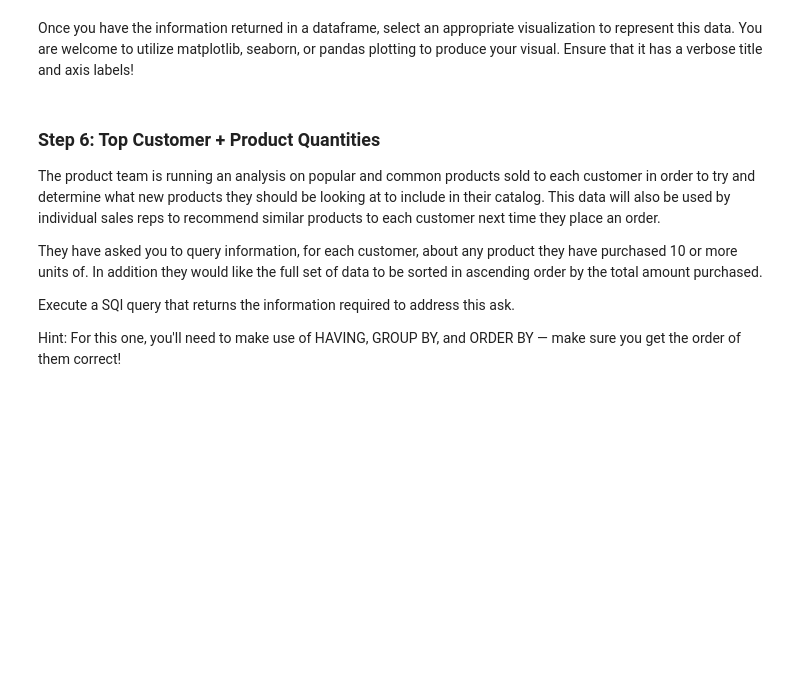
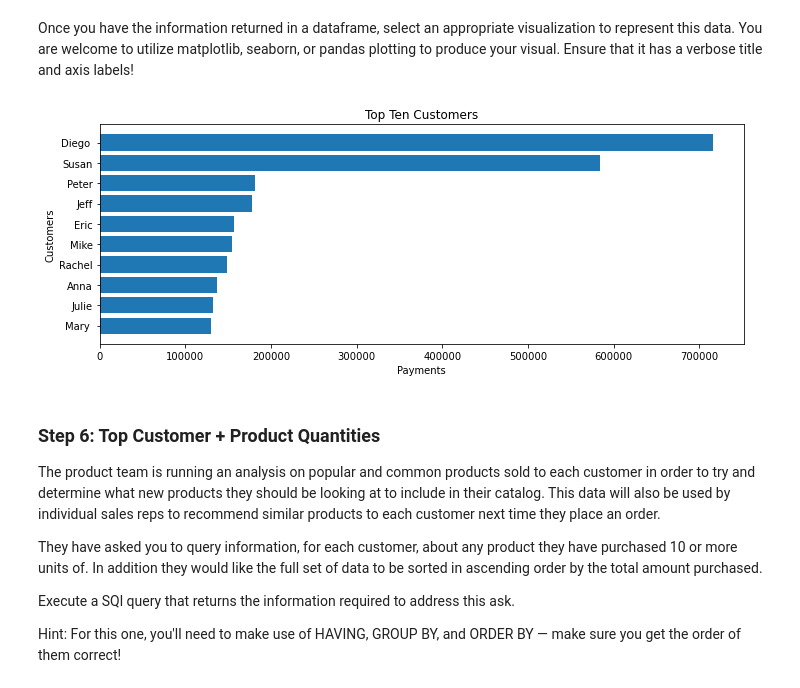
Before and after one commit to j-alba-data/dsc-sql-summative-lab, a Jupyter notebook: SQLSummativeLab.ipynb, the cells around one changed output. Drawn from its saved outputs; the diff is of its cells as text; code cells hidden in the pictures; blank space fills up the shorter version.

```diff
--- a/SQLSummativeLab.ipynb
+++ b/SQLSummativeLab.ipynb
@@ -157,0 +155,13 @@ None
+# %%
+# Replace None with your code
+query4 = """
+select c.contactFirstName, sum(p.amount) as total_payments
+from customers c
+join payments p using(customerNumber)
+group by c.customerNumber
+order by total_payments desc
+limit 10;
+"""
+
+top_ten = pd.read_sql(query4, conn)
+top_ten
@@ -160,7 +182,15 @@ Once you have the information returned in a dataframe, select an appropriate vis
 # %%
 # Replace None with your visual code
 # Produce a visual to represent the top ten customers in terms of total payments
-None
+top_ten = top_ten.sort_values(by = "total_payments") # sort by payments ascending for horizontal bar plot
+fig, ax = plt.subplots(figsize=(10,4))
+plt.barh(y = top_ten.contactFirstName, width = top_ten.total_payments)
+plt.xlabel("Payments")
+plt.ylabel("Customers")
+plt.title("Top Ten Customers")
+plt.tight_layout()
+# %% [output]
+[figure, added]
 # %% [markdown]
 ### Step 6: Top Customer + Product Quantities
 The product team is running an analysis on popular and common products sold to each customer in order to try and determine what new products they should be looking at to include in their catalog. This data will also be used by individual sales reps to recommend similar products to each customer next time they place an order.
```
Also changed, not shown: parts of 6 cells of this notebook.
